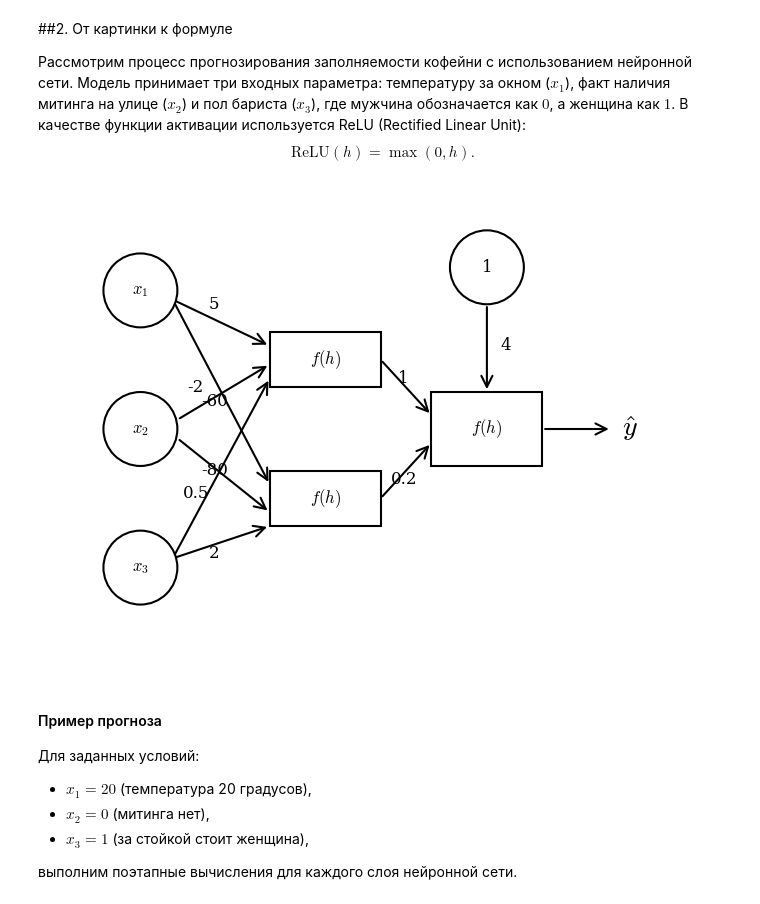
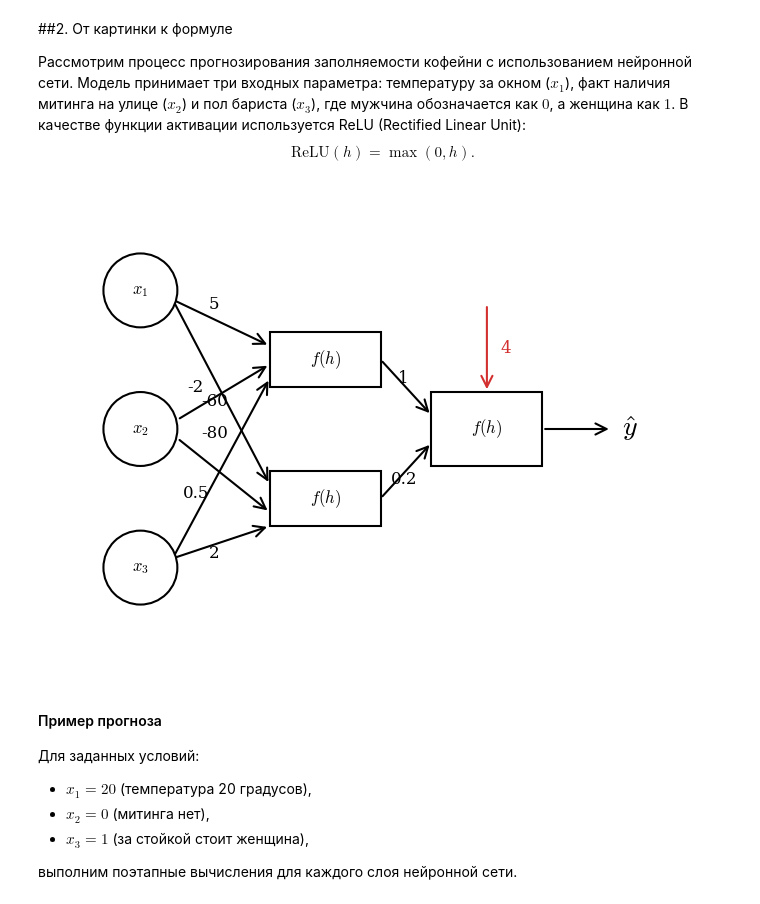
Before and after one commit to CodeHunterOfficial/ArabovMKDeep, a Jupyter notebook: DL-2026/Lecture_1/Lecture_1_Introduction_to_Neural_Networks.ipynb, the cells around one changed output. Saved outputs shown, nothing was run; the diff lists cells and outputs as text; code cells hidden in the pictures.

```diff
--- a/DL-2026/Lecture_1/Lecture_1_Introduction_to_Neural_Networks.ipynb
+++ b/DL-2026/Lecture_1/Lecture_1_Introduction_to_Neural_Networks.ipynb
@@ -173,6 +173,7 @@ lw = 1.5
 fontsize_nodes = 12
 fontsize_weights = 12
 arrow_props = dict(arrowstyle='->', lw=lw, color='black', mutation_scale=20)
+color_bias = '#D32F2F' # Красный цвет для базиса
 
 # --- 1. РИСУЕМ УЗЛЫ ---
 # Входной слой (круги)
@@ -183,9 +184,6 @@ ax.add_patch(patches.Circle((2, 2), 0.8, fill=True, facecolor='white', edgecolor
 # Скрытый слой (прямоугольники)
 ax.add_patch(patches.Rectangle((4.8, 5.9), 2.4, 1.2, fill=True, facecolor='white', edgecolor='black', linewidth=lw, zorder=2))
 ax.add_patch(patches.Rectangle((4.8, 2.9), 2.4, 1.2, fill=True, facecolor='white', edgecolor='black', linewidth=lw, zorder=2))
-
-# Узел смещения (bias) - верхний правый круг
-ax.add_patch(patches.Circle((9.5, 8.5), 0.8, fill=True, facecolor='white', edgecolor='black', linewidth=lw, zorder=2))
 
 # Выходной слой (прямоугольник)
 ax.add_patch(patches.Rectangle((8.3, 4.2), 2.4, 1.6, fill=True, facecolor='white', edgecolor='black', linewidth=lw, zorder=2))
@@ -199,7 +197,6 @@ ax.text(2, 2, r'$x_3$', ha='center', va='center', fontsize=fontsize_nodes, zorde
 ax.text(6.0, 6.5, r'$f(h)$', ha='center', va='center', fontsize=fontsize_nodes, zorder=3)
 ax.text(6.0, 3.5, r'$f(h)$', ha='center', va='center', fontsize=fontsize_nodes, zorder=3)
 
-ax.text(9.5, 8.5, '1', ha='center', va='center', fontsize=fontsize_nodes, zorder=3)
 ax.text(9.5, 5.0, r'$f(h)$', ha='center', va='center', fontsize=fontsize_nodes, zorder=3)
 
 
@@ -217,39 +214,40 @@ ax.annotate('', xy=(4.8, 2.9), xytext=(2.7, 2.2), arrowprops=arrow_props, zorder
 
 # От скрытого слоя к выходу
 ax.annotate('', xy=(8.3, 5.3), xytext=(7.2, 6.5), arrowprops=arrow_props, zorder=1)
 ax.annotate('', xy=(8.3, 4.7), xytext=(7.2, 3.5), arrowprops=arrow_props, zorder=1)
 
-# От bias к выходу
-ax.annotate('', xy=(9.5, 5.8), xytext=(9.5, 7.7), arrowprops=arrow_props, zorder=1)
+# Базис к выходу (Красная стрелка)
+ax.annotate('', xy=(9.5, 5.8), xytext=(9.5, 7.7),
+            arrowprops=dict(arrowstyle='->', lw=lw, color=color_bias, mutation_scale=20), zorder=1)
 
 # Выходная стрелка (от f(h) к y с крышечкой)
 ax.annotate('', xy=(12.2, 5.0), xytext=(10.7, 5.0), arrowprops=arrow_props, zorder=1)
 
 
 # --- 4. ПОДПИСИ ВЕСОВ ---
 # Левая часть (входы -> скрытый слой)
 ax.text(3.6, 7.7, '5', ha='center', va='center', fontsize=fontsize_weights)
 ax.text(3.2, 5.9, '-2', ha='center', va='center', fontsize=fontsize_weights)
 ax.text(3.6, 5.6, '-60', ha='center', va='center', fontsize=fontsize_weights)
-ax.text(3.6, 4.1, '-80', ha='center', va='center', fontsize=fontsize_weights)
+ax.text(3.6, 4.9, '-80', ha='center', va='center', fontsize=fontsize_weights)
 ax.text(3.2, 3.6, '0.5', ha='center', va='center', fontsize=fontsize_weights)
 ax.text(3.6, 2.3, '2', ha='center', va='center', fontsize=fontsize_weights)
 
 # Правая часть (скрытый слой -> выход)
 ax.text(7.7, 6.1, '1', ha='center', va='center', fontsize=fontsize_weights)
 ax.text(7.7, 3.9, '0.2', ha='center', va='center', fontsize=fontsize_weights)
 
-# От bias
-ax.text(9.9, 6.8, '4', ha='center', va='center', fontsize=fontsize_weights)
+# Вес от bias (Красный)
+ax.text(9.9, 6.75, '4', ha='center', va='center', fontsize=fontsize_weights, color=color_bias)
 
 # Выходная переменная (обрати внимание на $...$)
 ax.text(12.6, 5.0, r'$\hat{y}$', ha='center', va='center', fontsize=20)
 
 
 ax.set_aspect('equal')
 plt.show()
 # %% [output]
-[figure, old version]
+[figure, new version]
 # %% [markdown]
 
 #### Пример прогноза
```
Also changed, not shown: parts of 2 cells of this notebook.
